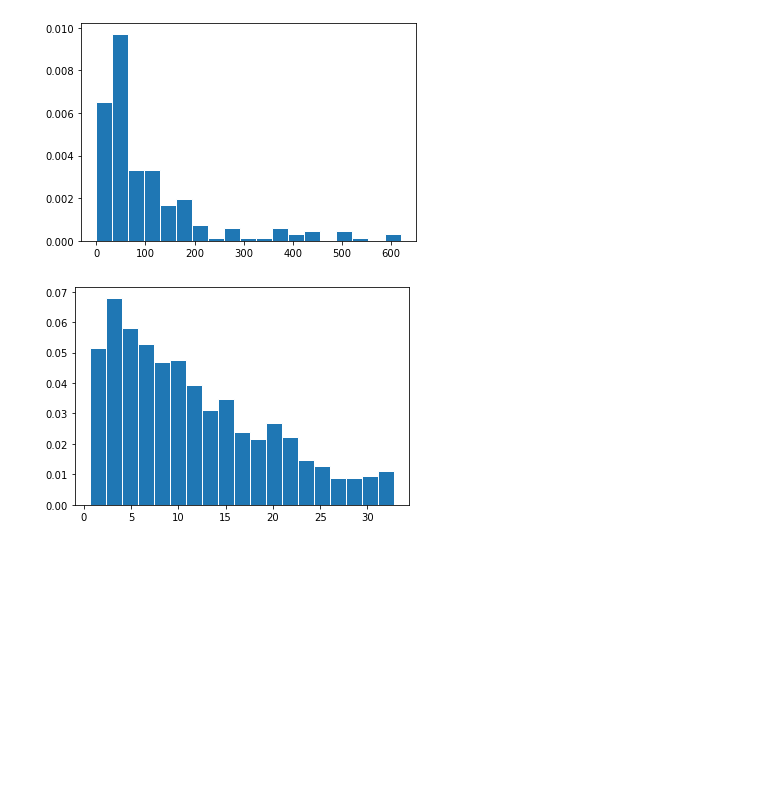
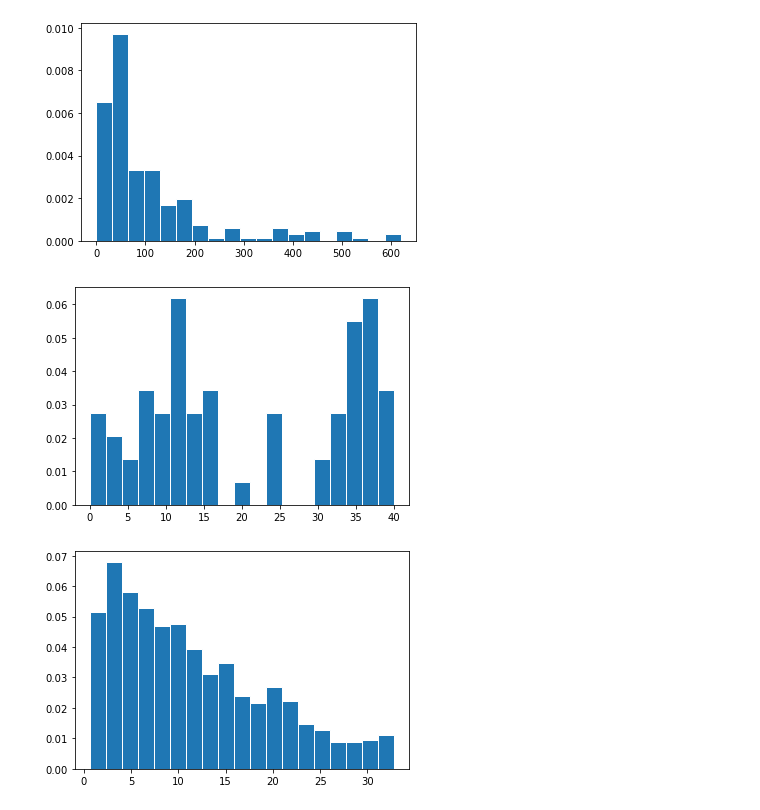
Before and after one commit to insper-classroom/22-2c-cd-p2-grupo_mace_girls, a Jupyter notebook: dados/relatorio.ipynb, the cells around one changed output. Saved outputs shown, nothing was run; the diff lists cells and outputs as text; code cells hidden in the pictures; blank space fills up the shorter version.

```diff
--- a/dados/relatorio.ipynb
+++ b/dados/relatorio.ipynb
@@ -557,6 +572,13 @@ plt.hist(y_pred, faixa_test , edgecolor='white', density=True)
 plt.show()
 # %% [output]
 [figure]
+# %%
+y_pred = clf3.predict(X_test2)
+faixa_test = np.linspace(y_pred.min(), 40, 20)
+plt.hist(y_pred, faixa_test , edgecolor='white', density=True)
+plt.show()
+# %% [output]
+[figure, added]
 # %%
 faixa_pop_ = np.linspace(g_popularidade.min(), g_popularidade.max(), 20)
 plt.hist(g_popularidade, faixa_pop_ , edgecolor='white', density=True)
```
Also changed, not shown: parts of 4 cells of this notebook.
